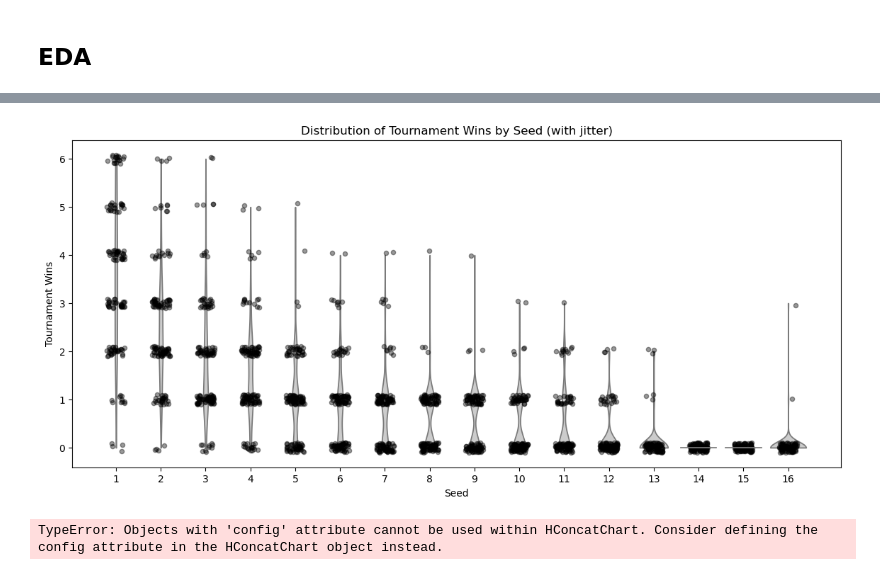
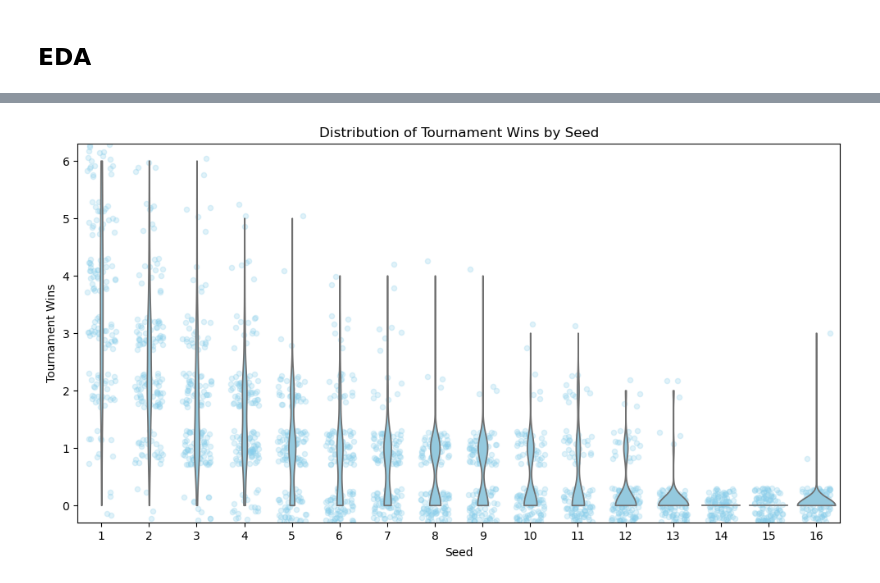
Before and after one commit to diverse-data-hub/diverse-data-hub.github.io, a Jupyter notebook: website_files/notebooks/marchmadness_py.ipynb, the cells around one changed output, grey strips where cells are left out. Saved outputs shown, nothing was run; the diff lists cells and outputs as text; code cells hidden in the pictures.

Commit message:
add EDA, can't make violin + jitter in altair

```diff
--- a/website_files/notebooks/marchmadness_py.ipynb
+++ b/website_files/notebooks/marchmadness_py.ipynb
@@ -86,77 +44,26 @@ violin
 # %%
 import numpy as np
 
-plt.figure(figsize=(14, 6))
+plt.figure(figsize=(12, 6))
+
+# Jitter plot
+x_vals = marchmadness["seed"].astype("category").cat.codes
+y_vals = marchmadness["tourney_wins"]
+x_jitter = x_vals + np.random.uniform(-0.3, 0.3, size=len(x_vals))
+y_jitter = y_vals + np.random.uniform(-0.3, 0.3, size=len(y_vals))
+
+plt.scatter(x_jitter, y_jitter, alpha=0.25, color="skyblue", s=20)
 
 # Violin plot
-sns.violinplot(data=marchmadness, x="seed", y="tourney_wins", inner=None, color="0.8", cut=0)
+sns.violinplot(data=marchmadness, x="seed", y="tourney_wins", inner=None, color="skyblue", cut=0)
 
-# Add custom jitter
-x_vals = marchmadness["seed"].astype("category").cat.codes
-y_vals = marchmadness["tourney_wins"]
-
-# Jitter both x and y
-x_jitter = x_vals + np.random.uniform(-0.2, 0.2, size=len(x_vals))
-y_jitter = y_vals + np.random.uniform(-0.1, 0.1, size=len(y_vals))
-
-plt.scatter(x_jitter, y_jitter, alpha=0.4, color="black", s=20)
-
+# Overall plot
 plt.xticks(ticks=np.arange(len(marchmadness["seed"].unique())),
            labels=sorted(marchmadness["seed"].unique()))
 plt.xlabel("Seed")
 plt.ylabel("Tournament Wins")
-plt.title("Distribution of Tournament Wins by Seed (with jitter)")
+plt.title("Distribution of Tournament Wins by Seed")
 
 plt.show()
 # %% [output]
-[figure, old version]
+[figure, new version]
-# %%
-import altair as alt
-
-# Violin plot (horizontal orientation, grouped by seed)
-violin = alt.Chart(marchmadness).transform_density(
-    'tourney_wins',
-    as_=['tourney_wins', 'density'],
-    groupby=['seed']
-).mark_area(orient='horizontal').encode(
-    alt.X('density:Q')
-        .stack('center')
-        .impute(None)
-        .title(None)
-        .axis(labels=False, values=[0], grid=False, ticks=True),
-    alt.Y('tourney_wins:Q'),
-    alt.Column('seed:O')
-        .spacing(0)
-        .header(titleOrient='bottom', labelOrient='bottom', labelPadding=0)
-        .title('Seed')
-).configure_view(
-    stroke=None
-).properties(width=100)
-
-# Jitter plot with offsets for scatter points
-jitter_plot = alt.Chart(marchmadness).mark_circle(size=20, opacity=0.25).encode(
-    x=alt.X('seed:N', title='Seed'),
-    y=alt.Y('tourney_wins:Q', title='Tournament Wins'),
-    xOffset=alt.XOffset('jitterx:Q'),
-    yOffset=alt.YOffset('jittery:Q')
-).transform_calculate(
-    jitterx='(random() - 0.5)',  # uniform jitter [-0.5, 0.5]
-    jittery='(random() - 0.5)'
-).properties(
-    title='Distribution of Tournament Wins by Seed'
-)
-
-# Because the violin plot is faceted by seed (columns),
-# you can't directly layer with a flat jitter plot.
-# Instead, use horizontal concatenation to put them side by side.
-
-combined_chart = alt.hconcat(
-    violin,
-    jitter_plot
-).resolve_scale(
-    y='shared'
-)
-
-combined_chart
-# %% [output]
-TypeError: Objects with 'config' attribute cannot be used within HConcatChart. Consider defining the config attribute in the HConcatChart object instead.
```
Also changed, not shown: parts of 6 cells of this notebook.
